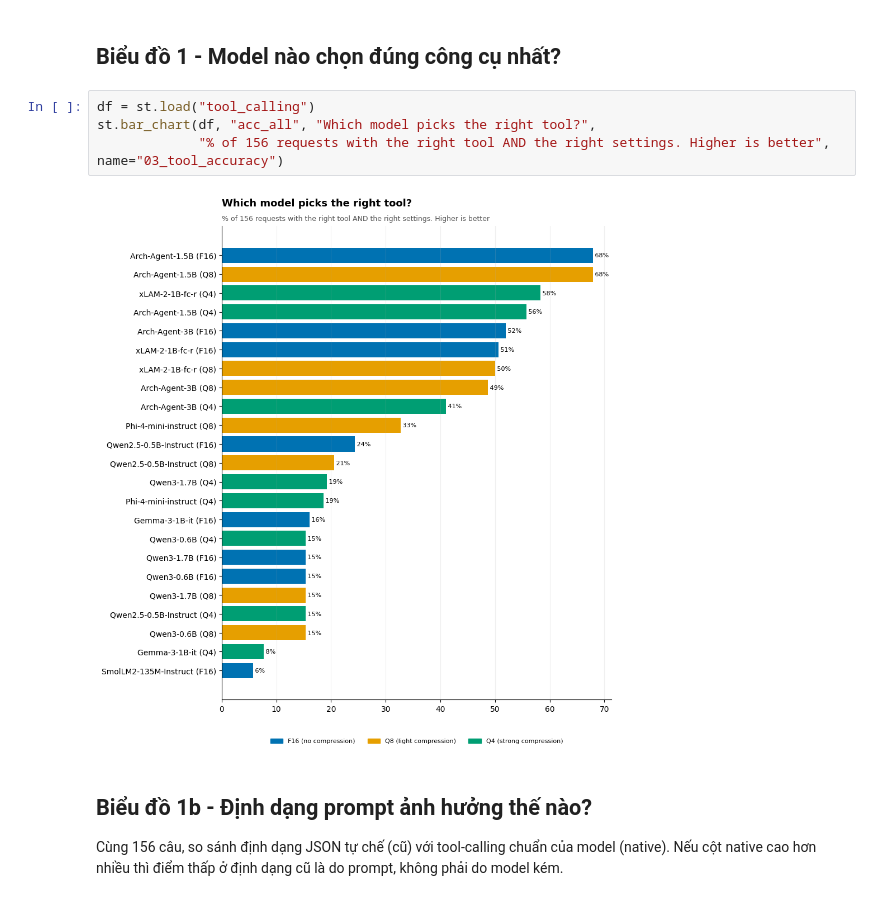
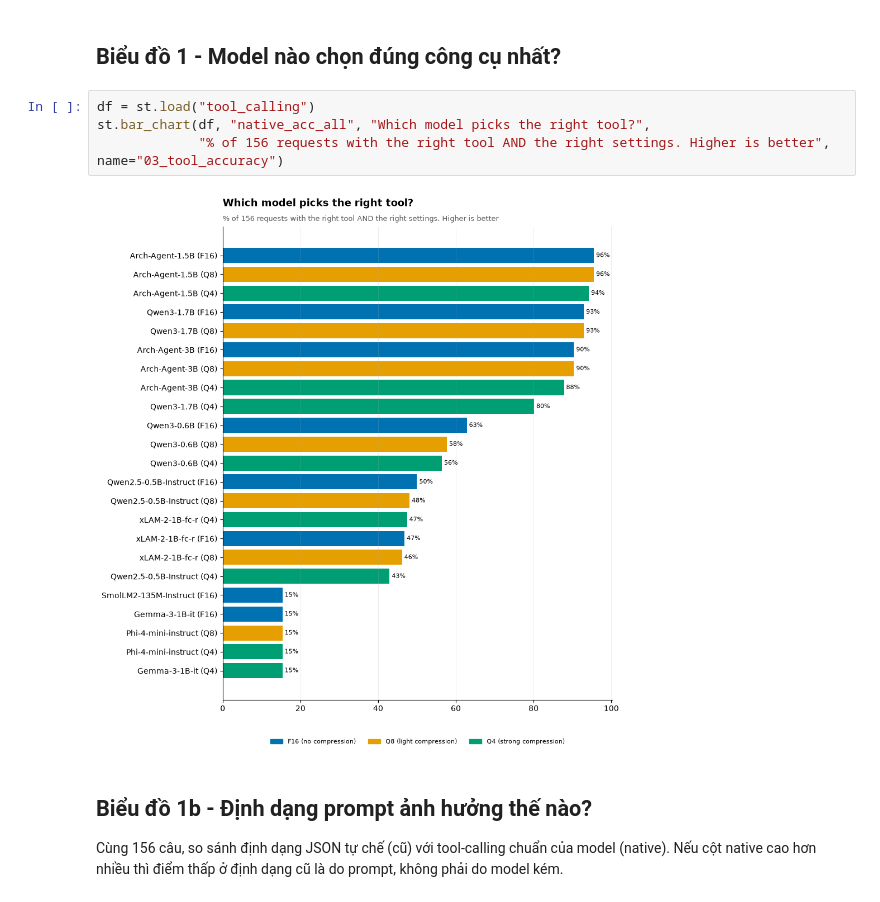
Before and after one commit to nguyenhoangminh25251006/Edge-Agentic-Assistant-Offline-Multimodal-Voice-Vision-Assistant-, a Jupyter notebook: 03_tool_calling.ipynb, the cells around one changed output. Drawn from its saved outputs; the diff is of its cells as text.

```diff
--- a/03_tool_calling.ipynb
+++ b/03_tool_calling.ipynb
@@ -118,10 +118,10 @@ st.run_all("tool_calling", measure, require=("native_acc_all",))   # kết quả
 ## Biểu đồ 1 - Model nào chọn đúng công cụ nhất?
 # %%
 df = st.load("tool_calling")
-st.bar_chart(df, "acc_all", "Which model picks the right tool?",
+st.bar_chart(df, "native_acc_all", "Which model picks the right tool?",
              "% of 156 requests with the right tool AND the right settings. Higher is better", name="03_tool_accuracy")
 # %% [output]
-[figure, old version]
+[figure, new version]
 # %% [markdown]
 ## Biểu đồ 1b - Định dạng prompt ảnh hưởng thế nào?
 
```
Also changed, not shown: parts of 3 cells of this notebook, 21 other files.
